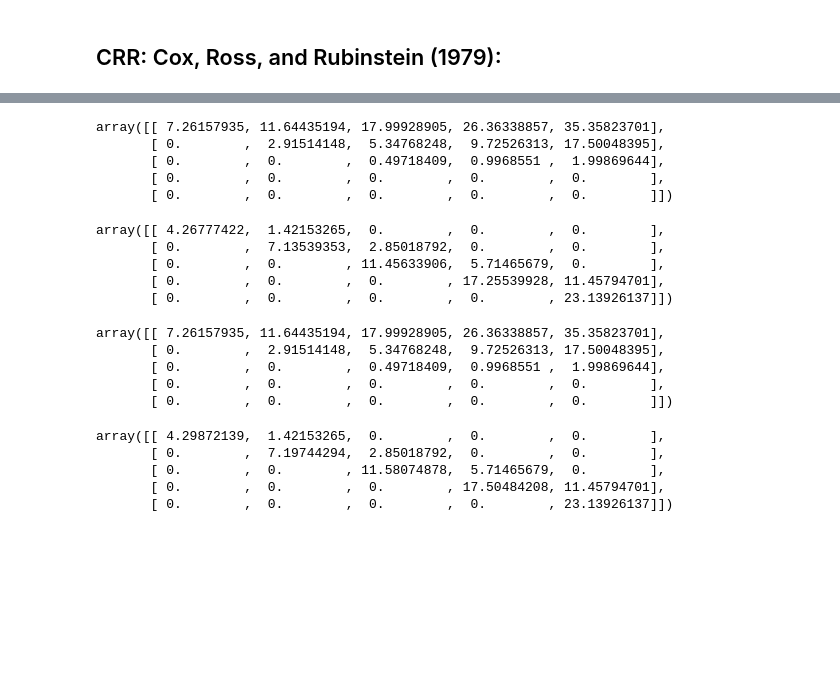
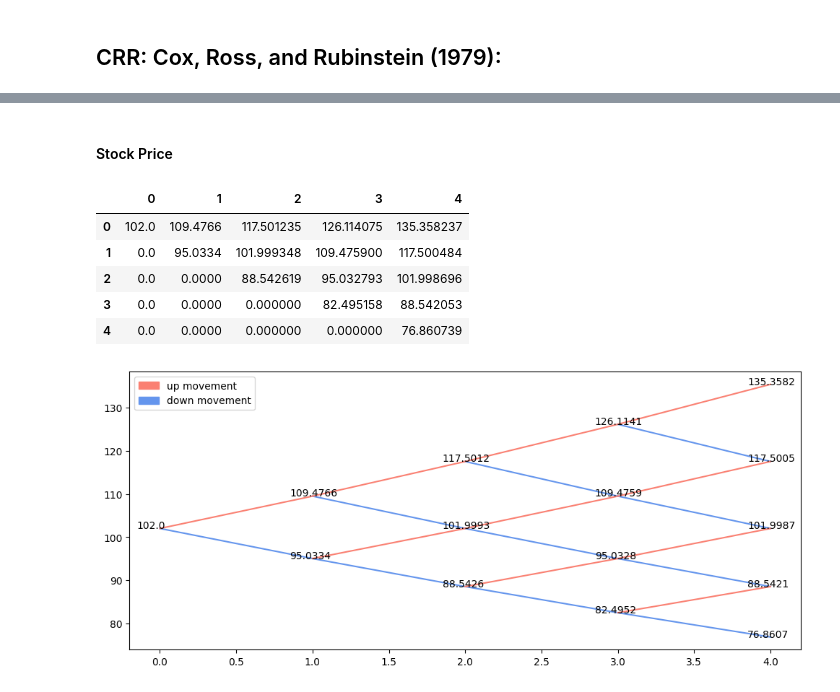
Before and after one commit to julesleclair/BinomialTree, a Jupyter notebook: CRR_implementation.ipynb, the cells around one changed output, grey strips where cells are left out. Drawn from its saved outputs; the diff is of its cells as text; code cells hidden in the pictures; blank space fills up the shorter version.

Commit message:
Binomial Tree update

```diff
--- a/CRR_implementation.ipynb
+++ b/CRR_implementation.ipynb
@@ -183,32 +44,13 @@ array([[102.        , 109.4766    , 117.50123478, 126.11407529,
-# %%
-t.t_eu_c
-# %% [output]
-array([[ 7.26157935, 11.64435194, 17.99928905, 26.36338857, 35.35823701],
-       [ 0.        ,  2.91514148,  5.34768248,  9.72526313, 17.50048395],
-       [ 0.        ,  0.        ,  0.49718409,  0.9968551 ,  1.99869644],
-       [ 0.        ,  0.        ,  0.        ,  0.        ,  0.        ],
-       [ 0.        ,  0.        ,  0.        ,  0.        ,  0.        ]])
-# %%
-t.t_eu_p
-# %% [output]
-array([[ 4.26777422,  1.42153265,  0.        ,  0.        ,  0.        ],
-       [ 0.        ,  7.13539353,  2.85018792,  0.        ,  0.        ],
-       [ 0.        ,  0.        , 11.45633906,  5.71465679,  0.        ],
-       [ 0.        ,  0.        ,  0.        , 17.25539928, 11.45794701],
-       [ 0.        ,  0.        ,  0.        ,  0.        , 23.13926137]])
-# %%
-t.t_am_c
-# %% [output]
-array([[ 7.26157935, 11.64435194, 17.99928905, 26.36338857, 35.35823701],
-       [ 0.        ,  2.91514148,  5.34768248,  9.72526313, 17.50048395],
-       [ 0.        ,  0.        ,  0.49718409,  0.9968551 ,  1.99869644],
-       [ 0.        ,  0.        ,  0.        ,  0.        ,  0.        ],
-       [ 0.        ,  0.        ,  0.        ,  0.        ,  0.        ]])
-# %%
-t.t_am_p
-# %% [output]
-array([[ 4.29872139,  1.42153265,  0.        ,  0.        ,  0.        ],
-       [ 0.        ,  7.19744294,  2.85018792,  0.        ,  0.        ],
-       [ 0.        ,  0.        , 11.58074878,  5.71465679,  0.        ],
-       [ 0.        ,  0.        ,  0.        , 17.50484208, 11.45794701],
-       [ 0.        ,  0.        ,  0.        ,  0.        , 23.13926137]])
+# %% [markdown]
+#### Stock Price
+# %%
+GraphTree(t.t_stock, fig_size = (12,5)).real_tree()
+pd.DataFrame(t.t_stock)
+# %% [output]
+|  | 0 | 1 | 2 | 3 | 4 |
+| 0 | 102.0 | 109.4766 | 117.501235 | 126.114075 | 135.358237 |
+| 1 | 0.0 | 95.0334 | 101.999348 | 109.475900 | 117.500484 |
+| 2 | 0.0 | 0.0000 | 88.542619 | 95.032793 | 101.998696 |
+| 3 | 0.0 | 0.0000 | 0.000000 | 82.495158 | 88.542053 |
+| 4 | 0.0 | 0.0000 | 0.000000 | 0.000000 | 76.860739 |
+[figure, added]
```
Also changed, not shown: parts of 31 cells of this notebook, 7 other files.
